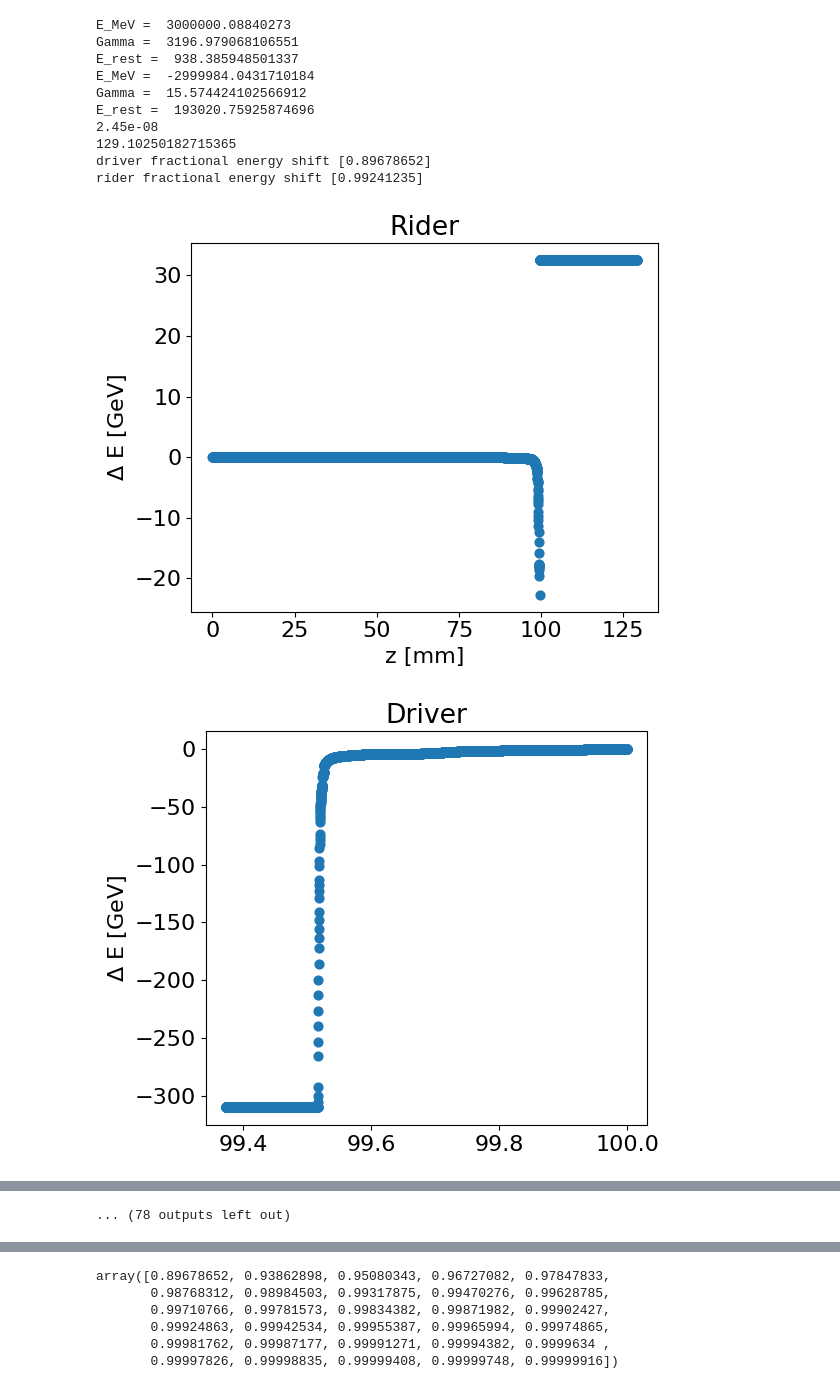
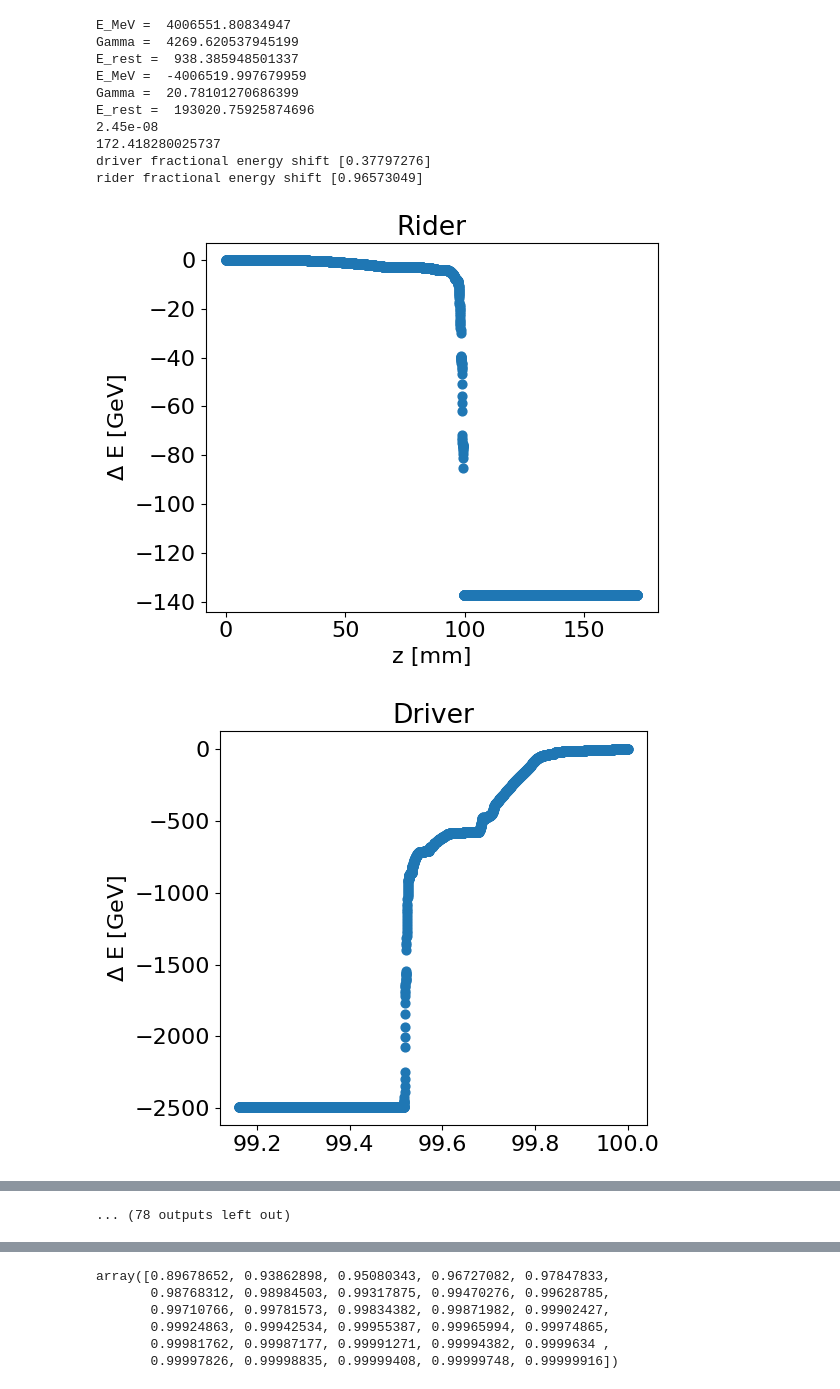
Before and after one commit to benfolsom/LW_integrator, a Jupyter notebook: two_particle_demo_percentplot_loop.ipynb, the cells around one changed output, grey strips where cells are left out. Cells and saved outputs as stored; diff of their text form; code cells hidden in the pictures.

```diff
--- a/two_particle_demo_percentplot_loop.ipynb
+++ b/two_particle_demo_percentplot_loop.ipynb
@@ -29,7 +29,7 @@ fracs_E_driver = []
 for i in range(0,len(Pz_list)):
 #for i in range(0,1):
         #Pz_list = np.linspace(9.584300885e5,9.584295e4,30)
-        Pz_list = np.linspace(9.584300885e5,9.584295e4,30)
+        Pz_list = np.linspace(1.28e6,9.584295e4,30)
 
         starting_Pz_rider = Pz_list[i]   #3.25E5 corresponds to 1 TeV
 
@@ -99,39 +99,39 @@ for i in range(0,len(Pz_list)):
         #plt.xlim(starting_distance_rider/2,3)
         #plt.ylim(1E-2,2e3)
         #plt.xscale('log')  #log scale works at 1mm range
         #plt.yscale('log')
         plt.title("Rider")
         plt.tight_layout()
         #plt.savefig("./6.26_prot_antiprot_10nm.png",dpi=600)
         plt.show()
 
         fig = plt.figure(figsize=(6,5))
         ax = fig.add_subplot(1, 1, 1)
         #ax.scatter(zs,delta_e_MeV,s=40)
         ax.scatter(zs_drv,delta_e_MeV_drv/1000,s=40)
         #ax.scatter(zs_drv,np.abs(delta_e_MeV_drv/1000),s=40)  #for log plotting
         #ax.scatter(tees,np.abs(np.multiply(qs_drv,1E-2)),s=40)
         ax.set_ylabel(r"$\Delta$ E [GeV]")
         #ax.set_xlabel(r"z [mm]")
         #ax.axvline(30,color='g',label="wall paosition")
         #plt.xlim(-0.54,0.01)
         #plt.ylim(1E-5,5e3)
         #plt.xscale('log')
         #plt.yscale('log')
         plt.title("Driver")
         plt.tight_layout()
         #plt.savefig("./6.26_prot_antiprot_10nm.png",dpi=600)
         plt.show()
 # %% [output]
-E_MeV =  3000000.08840273
-Gamma =  3196.979068106551
+E_MeV =  4006551.80834947
+Gamma =  4269.620537945199
 E_rest =  938.385948501337
-E_MeV =  -2999984.0431710184
-Gamma =  15.574424102566912
+E_MeV =  -4006519.997679959
+Gamma =  20.78101270686399
 E_rest =  193020.75925874696
 2.45e-08
-129.10250182715365
-driver fractional energy shift [0.89678652]
-rider fractional energy shift [0.99241235]
+172.418280025737
+driver fractional energy shift [0.37797276]
+rider fractional energy shift [0.96573049]
-[figure, old version]
+[figure, new version]
-[figure, old version]
+[figure, new version]
```
Also changed, not shown: parts of 3 cells of this notebook, 1 other file.
